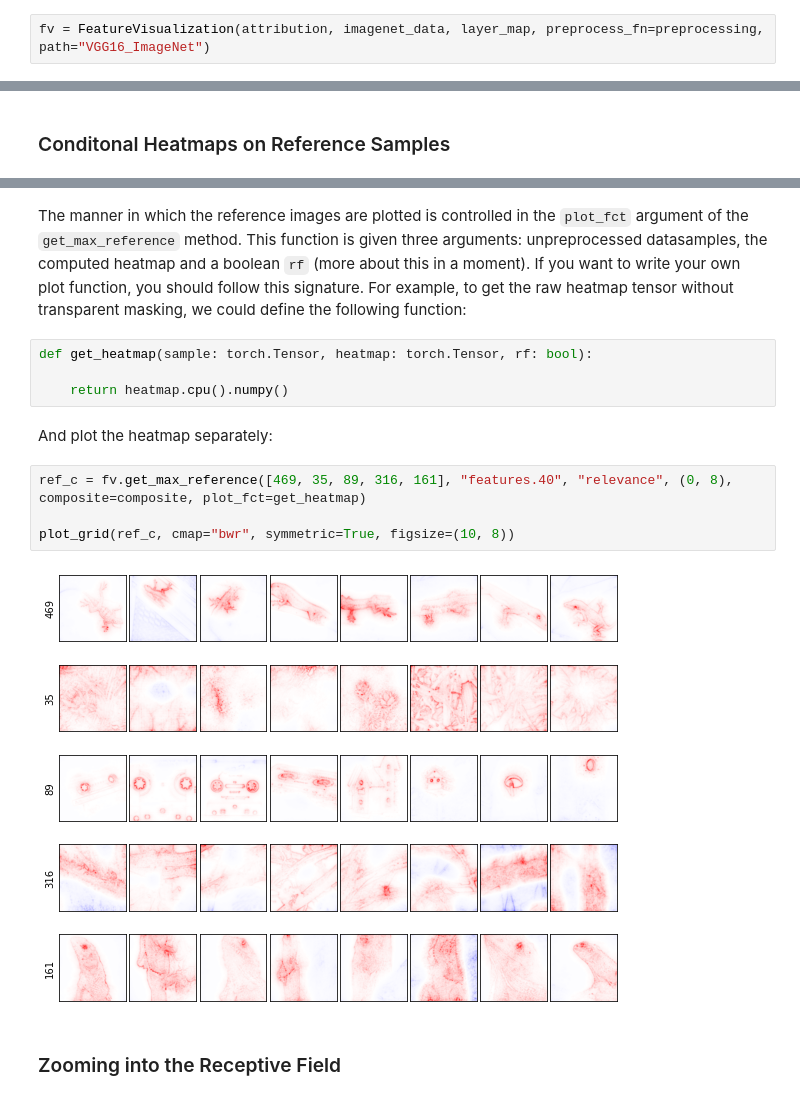
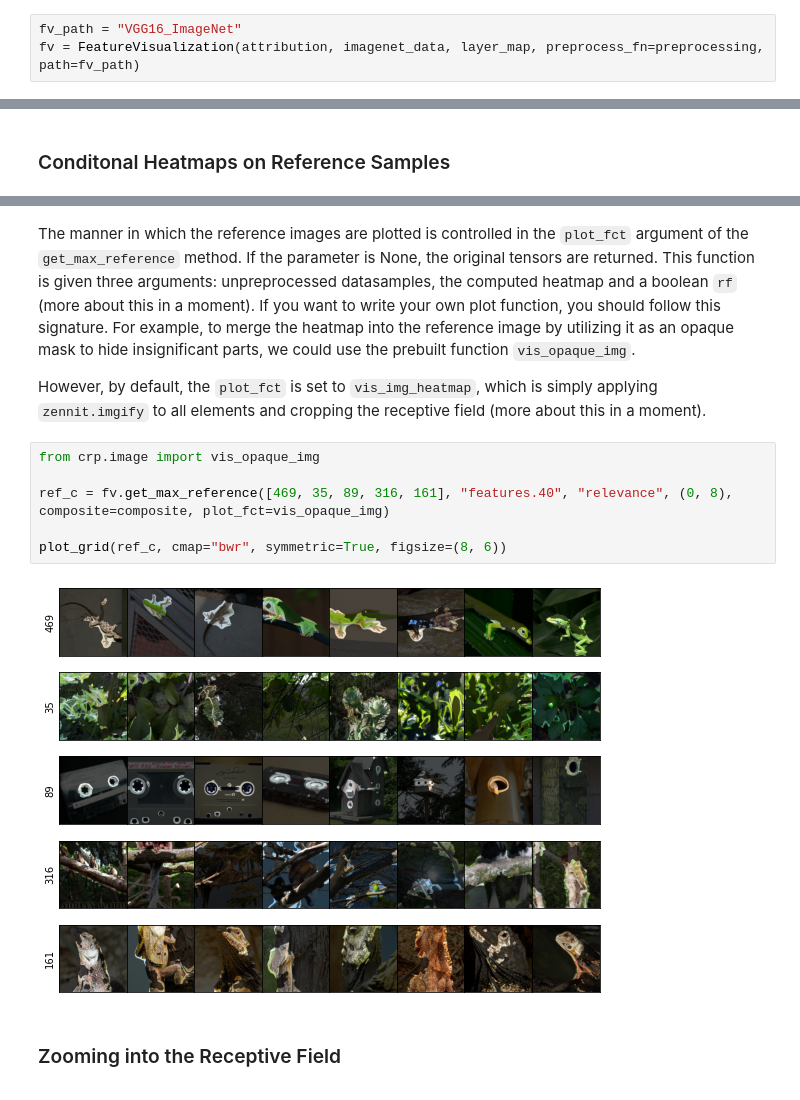
Before and after one commit to rachtibat/zennit-crp, a Jupyter notebook: tutorials/feature_visualization.ipynb, the cells around one changed output, grey strips where cells are left out. Cells and saved outputs as stored; diff of their text form.

```diff
--- a/tutorials/feature_visualization.ipynb
+++ b/tutorials/feature_visualization.ipynb
@@ -65,7 +65,8 @@ imagenet_data = torchvision.datasets.ImageNet(path, transform=transform, split="
 # %% [markdown]
 Finally, we initialize the `FeatureVisualization` class with a custom preprocessing function.
 # %%
-fv = FeatureVisualization(attribution, imagenet_data, layer_map, preprocess_fn=preprocessing, path="VGG16_ImageNet")
+fv_path = "VGG16_ImageNet"
+fv = FeatureVisualization(attribution, imagenet_data, layer_map, preprocess_fn=preprocessing, path=fv_path)
 # %% [markdown]
 That's it! Now run the analysis or skip it by going to the next line of Python code (the analysis results for layer features.40 were precomputed and are located inside the tutorials/VGG16_ImageNet directory).
 # %%
@@ -96,19 +99,17 @@ plot_grid(ref_c, figsize=(10, 8))
 # %% [markdown]
-The manner in which the reference images are plotted is controlled in the `plot_fct` argument of the `get_max_reference` method. This function is given three arguments: unpreprocessed datasamples, the computed heatmap and a boolean `rf` (more about this in a moment).
+The manner in which the reference images are plotted is controlled in the `plot_fct` argument of the `get_max_reference` method. If the parameter is None, the original tensors are returned. This function is given three arguments: unpreprocessed datasamples, the computed heatmap and a boolean `rf` (more about this in a moment).
 If you want to write your own plot function, you should follow this signature.
-For example, to get the raw heatmap tensor without transparent masking, we could define the following function:
+For example, to merge the heatmap into the reference image by utilizing it as an opaque mask to hide insignificant parts, we could use the prebuilt function `vis_opaque_img`.
+
+However, by default, the `plot_fct` is set to `vis_img_heatmap`, which is simply applying `zennit.imgify` to all elements and cropping the receptive field (more about this in a moment).
-# %%
-def get_heatmap(sample: torch.Tensor, heatmap: torch.Tensor, rf: bool):
-
-    return heatmap.cpu().numpy()
-# %% [markdown]
-And plot the heatmap separately:
 # %%
-ref_c = fv.get_max_reference([469, 35, 89, 316, 161], "features.40", "relevance", (0, 8), composite=composite, plot_fct=get_heatmap)
+from crp.image import vis_opaque_img
 
-plot_grid(ref_c, cmap="bwr", symmetric=True, figsize=(10, 8))
+ref_c = fv.get_max_reference([469, 35, 89, 316, 161], "features.40", "relevance", (0, 8), composite=composite, plot_fct=vis_opaque_img)
+
+plot_grid(ref_c, cmap="bwr", symmetric=True, figsize=(8, 6))
 # %% [output]
-[figure, old version]
+[figure, new version]
 # %% [markdown]
 ### Zooming into the Receptive Field
 # %% [markdown]
```
Also changed, not shown: parts of 13 cells of this notebook.
